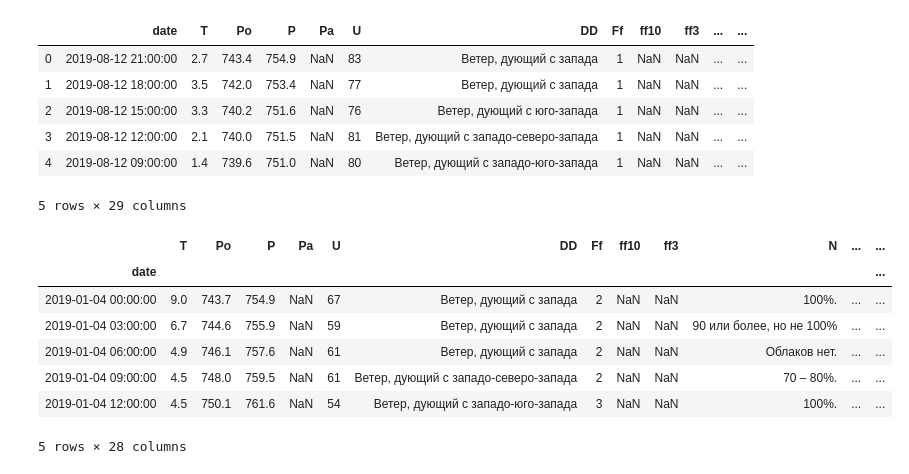
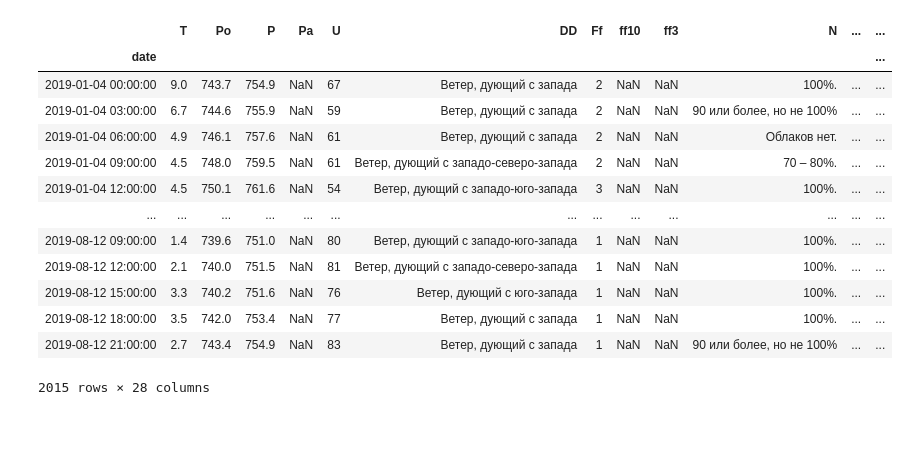
Before and after one commit to aerubanov/Proj_Air_Quality, a Jupyter notebook: notebooks/wather_data.ipynb, the cells around one changed output. Cells and saved outputs as stored; diff of their text form; code cells hidden in the pictures; blank space fills up the shorter version.

```diff
--- a/notebooks/wather_data.ipynb
+++ b/notebooks/wather_data.ipynb
@@ -4,27 +4,23 @@ import pandas as pd
 data = pd.read_csv('../DATA/wather_centr_2019-04-01_2019-12-08.csv',delimiter=';',
                    skiprows=6, parse_dates=['Местное время в Москве (центр, Балчуг)'], index_col=False)
 data = data.rename(columns={'Местное время в Москве (центр, Балчуг)': 'date'})
-# %%
-data.head()
-# %% [output]
-|  | date | T | Po | P | Pa | U | DD | Ff | ff10 | ff3 | ... | ... |
-| 0 | 2019-08-12 21:00:00 | 2.7 | 743.4 | 754.9 | NaN | 83 | Ветер, дующий с запада | 1 | NaN | NaN | ... | ... |
-| 1 | 2019-08-12 18:00:00 | 3.5 | 742.0 | 753.4 | NaN | 77 | Ветер, дующий с запада | 1 | NaN | NaN | ... | ... |
-| 2 | 2019-08-12 15:00:00 | 3.3 | 740.2 | 751.6 | NaN | 76 | Ветер, дующий с юго-запада | 1 | NaN | NaN | ... | ... |
-| 3 | 2019-08-12 12:00:00 | 2.1 | 740.0 | 751.5 | NaN | 81 | Ветер, дующий с западо-северо-запада | 1 | NaN | NaN | ... | ... |
-| 4 | 2019-08-12 09:00:00 | 1.4 | 739.6 | 751.0 | NaN | 80 | Ветер, дующий с западо-юго-запада | 1 | NaN | NaN | ... | ... |
-5 rows × 29 columns
 # %%
 data = data.set_index('date')
 data = data[::-1]
 # %%
-data.head()
+data
 # %% [output]
 |  | T | Po | P | Pa | U | DD | Ff | ff10 | ff3 | N | ... | ... |
 | date |  |  |  |  |  |  |  |  |  |  |  | ... |
 | 2019-01-04 00:00:00 | 9.0 | 743.7 | 754.9 | NaN | 67 | Ветер, дующий с запада | 2 | NaN | NaN | 100%. | ... | ... |
 | 2019-01-04 03:00:00 | 6.7 | 744.6 | 755.9 | NaN | 59 | Ветер, дующий с запада | 2 | NaN | NaN | 90 или более, но не 100% | ... | ... |
 | 2019-01-04 06:00:00 | 4.9 | 746.1 | 757.6 | NaN | 61 | Ветер, дующий с запада | 2 | NaN | NaN | Облаков нет. | ... | ... |
 | 2019-01-04 09:00:00 | 4.5 | 748.0 | 759.5 | NaN | 61 | Ветер, дующий с западо-северо-запада | 2 | NaN | NaN | 70 – 80%. | ... | ... |
 | 2019-01-04 12:00:00 | 4.5 | 750.1 | 761.6 | NaN | 54 | Ветер, дующий с западо-юго-запада | 3 | NaN | NaN | 100%. | ... | ... |
+| ... | ... | ... | ... | ... | ... | ... | ... | ... | ... | ... | ... | ... |
+| 2019-08-12 09:00:00 | 1.4 | 739.6 | 751.0 | NaN | 80 | Ветер, дующий с западо-юго-запада | 1 | NaN | NaN | 100%. | ... | ... |
+| 2019-08-12 12:00:00 | 2.1 | 740.0 | 751.5 | NaN | 81 | Ветер, дующий с западо-северо-запада | 1 | NaN | NaN | 100%. | ... | ... |
+| 2019-08-12 15:00:00 | 3.3 | 740.2 | 751.6 | NaN | 76 | Ветер, дующий с юго-запада | 1 | NaN | NaN | 100%. | ... | ... |
+| 2019-08-12 18:00:00 | 3.5 | 742.0 | 753.4 | NaN | 77 | Ветер, дующий с запада | 1 | NaN | NaN | 100%. | ... | ... |
+| 2019-08-12 21:00:00 | 2.7 | 743.4 | 754.9 | NaN | 83 | Ветер, дующий с запада | 1 | NaN | NaN | 90 или более, но не 100% | ... | ... |
-5 rows × 28 columns
+2015 rows × 28 columns
```
Also changed, not shown: parts of 5 cells of this notebook, 3 other files.
